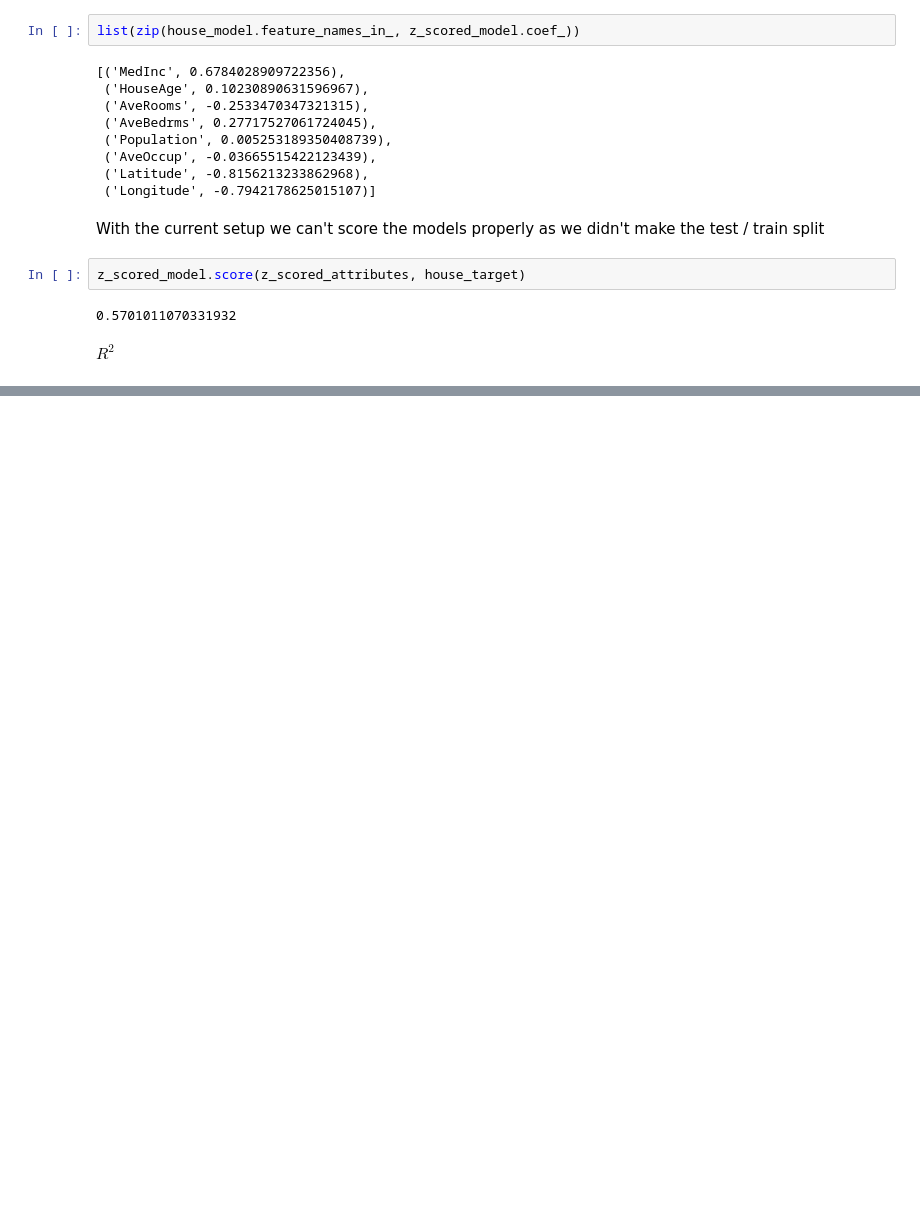
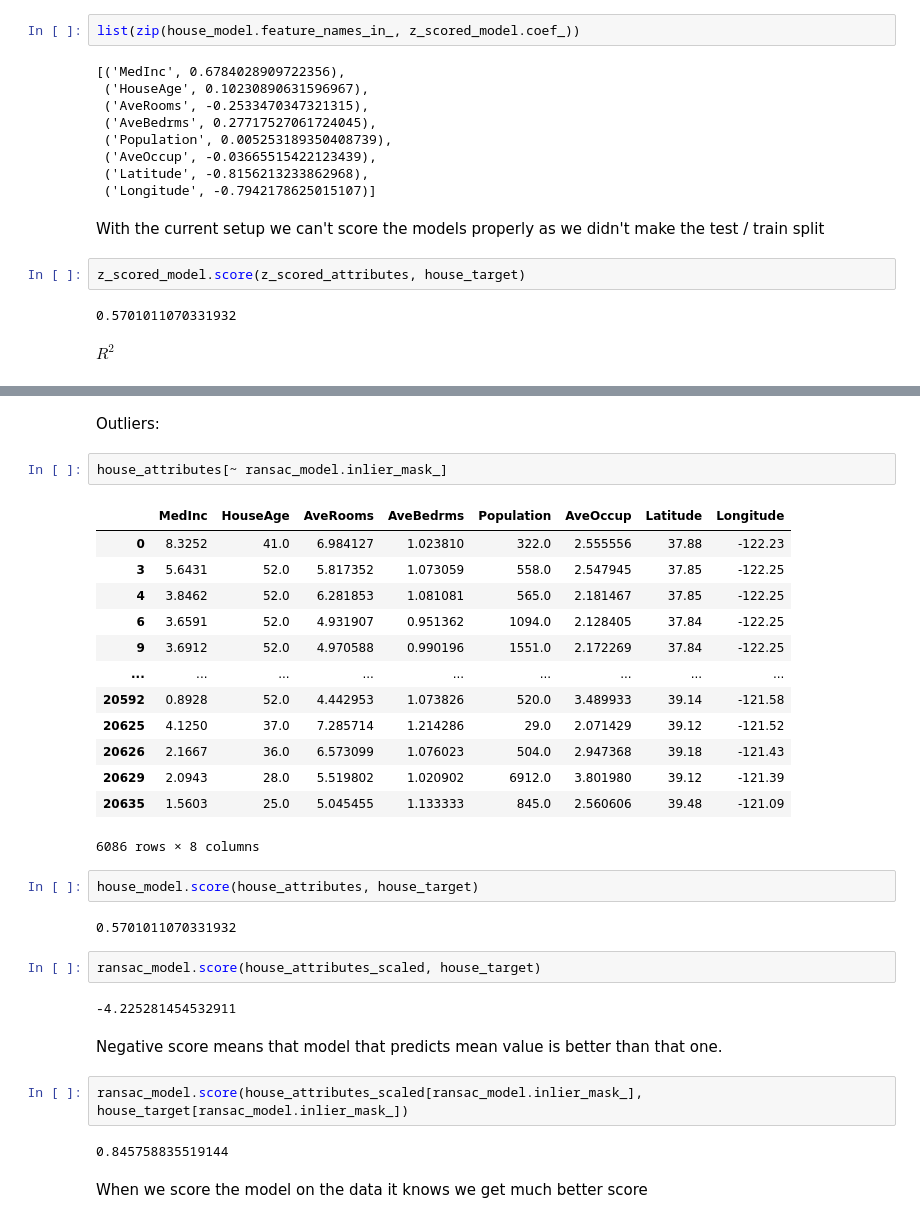
Before and after one commit to mi6oo6im/ml_machine_learning, a Jupyter notebook: Machine_Learning_SoftUni_Sep_Nov_24/02.Linear_and_Logistic_Regressions/demo_linear_regression.ipynb, the cells around one changed output, grey strips where cells are left out. Saved outputs shown, nothing was run; the diff lists cells and outputs as text; blank space fills up the shorter version.

```diff
--- a/Machine_Learning_SoftUni_Sep_Nov_24/02.Linear_and_Logistic_Regressions/demo_linear_regression.ipynb
+++ b/Machine_Learning_SoftUni_Sep_Nov_24/02.Linear_and_Logistic_Regressions/demo_linear_regression.ipynb
@@ -445,0 +496,34 @@ $R^2$
+# %% [markdown]
+Outliers:
+# %%
+house_attributes[~ ransac_model.inlier_mask_]
+# %% [output]
+|  | MedInc | HouseAge | AveRooms | AveBedrms | Population | AveOccup | Latitude | Longitude |
+| 0 | 8.3252 | 41.0 | 6.984127 | 1.023810 | 322.0 | 2.555556 | 37.88 | -122.23 |
+| 3 | 5.6431 | 52.0 | 5.817352 | 1.073059 | 558.0 | 2.547945 | 37.85 | -122.25 |
+| 4 | 3.8462 | 52.0 | 6.281853 | 1.081081 | 565.0 | 2.181467 | 37.85 | -122.25 |
+| 6 | 3.6591 | 52.0 | 4.931907 | 0.951362 | 1094.0 | 2.128405 | 37.84 | -122.25 |
+| 9 | 3.6912 | 52.0 | 4.970588 | 0.990196 | 1551.0 | 2.172269 | 37.84 | -122.25 |
+| ... | ... | ... | ... | ... | ... | ... | ... | ... |
+| 20592 | 0.8928 | 52.0 | 4.442953 | 1.073826 | 520.0 | 3.489933 | 39.14 | -121.58 |
+| 20625 | 4.1250 | 37.0 | 7.285714 | 1.214286 | 29.0 | 2.071429 | 39.12 | -121.52 |
+| 20626 | 2.1667 | 36.0 | 6.573099 | 1.076023 | 504.0 | 2.947368 | 39.18 | -121.43 |
+| 20629 | 2.0943 | 28.0 | 5.519802 | 1.020902 | 6912.0 | 3.801980 | 39.12 | -121.39 |
+| 20635 | 1.5603 | 25.0 | 5.045455 | 1.133333 | 845.0 | 2.560606 | 39.48 | -121.09 |
+6086 rows × 8 columns
+# %%
+house_model.score(house_attributes, house_target)
+# %% [output]
+0.5701011070331932
+# %%
+ransac_model.score(house_attributes_scaled, house_target)
+# %% [output]
+-4.225281454532911
+# %% [markdown]
+Negative score means that model that predicts mean value is better than that one.
+# %%
+ransac_model.score(house_attributes_scaled[ransac_model.inlier_mask_], house_target[ransac_model.inlier_mask_])
+# %% [output]
+0.845758835519144
+# %% [markdown]
+When we score the model on the data it knows we get much better score
```
Also changed, not shown: parts of 35 cells of this notebook.
